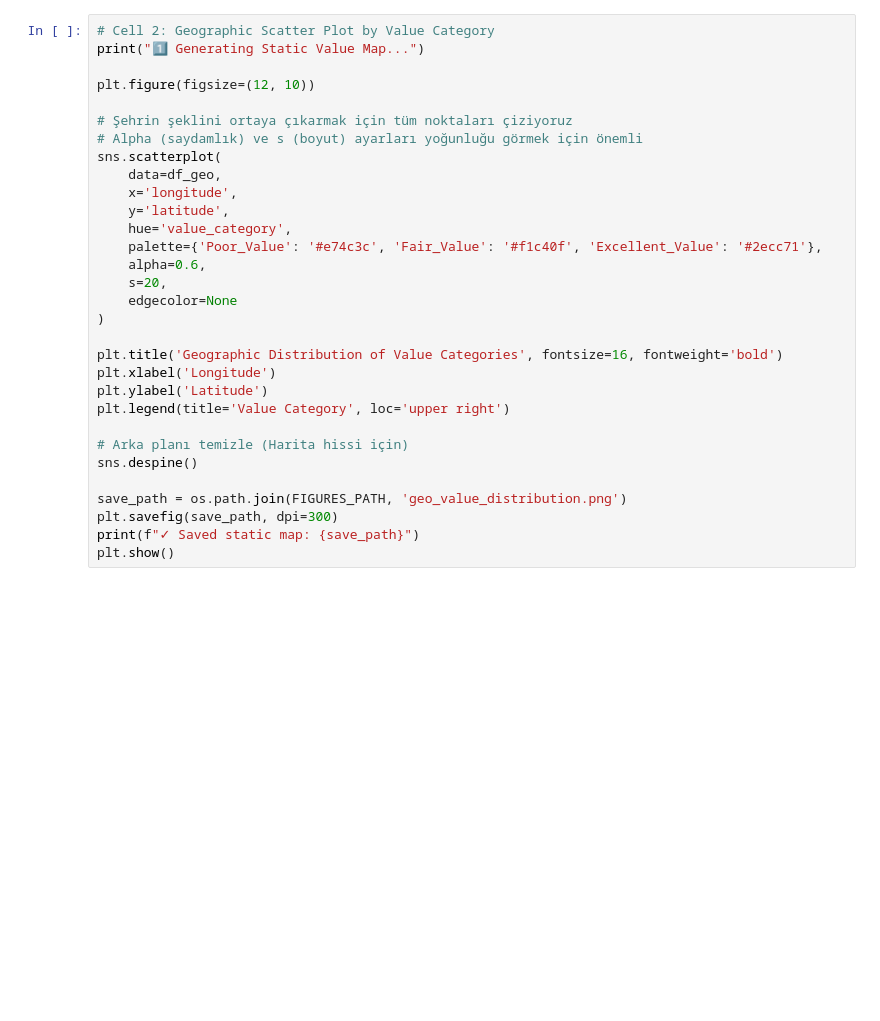
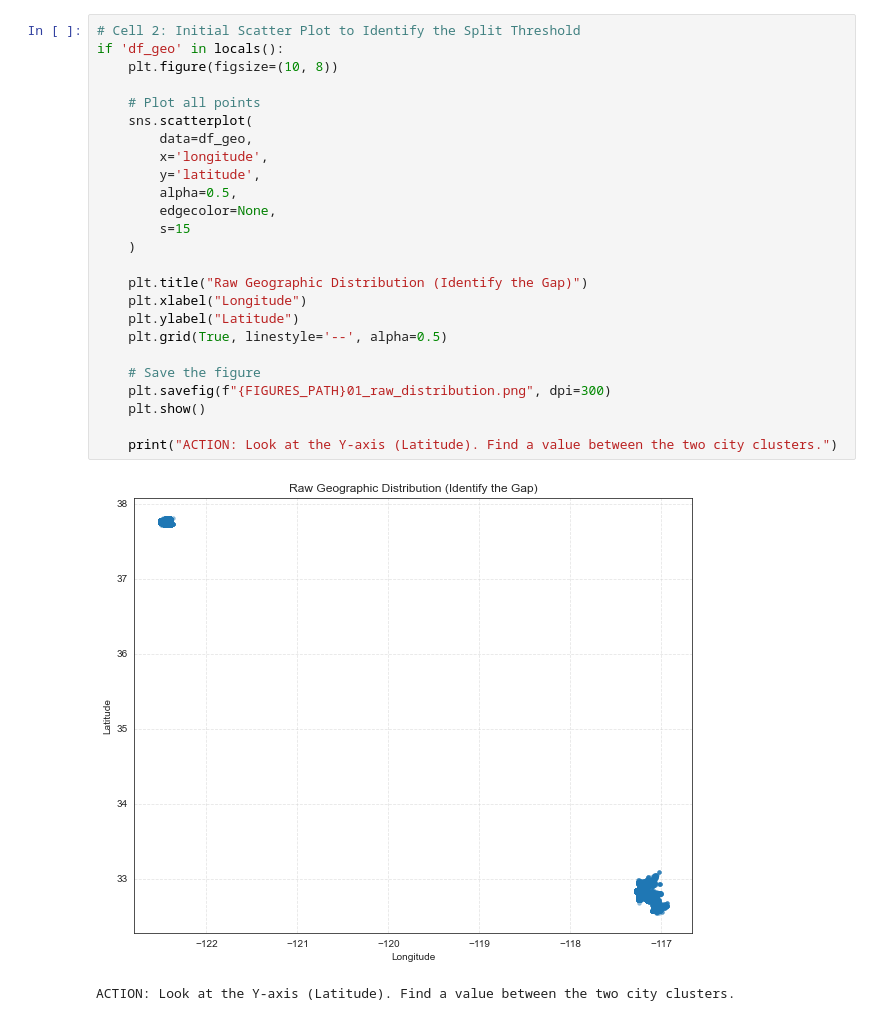
Before and after one commit to MuhammedFatihAsan/ML-Project, a Jupyter notebook: notebooks/week1/member3_T1.16_geographic_analysis.ipynb, the cells around one changed output. Drawn from its saved outputs; the diff is of its cells as text; blank space fills up the shorter version.

```diff
--- a/notebooks/week1/member3_T1.16_geographic_analysis.ipynb
+++ b/notebooks/week1/member3_T1.16_geographic_analysis.ipynb
@@ -37,31 +42,28 @@ else:
-# %%
-# Cell 2: Geographic Scatter Plot by Value Category
-print("1️⃣ Generating Static Value Map...")
-
-plt.figure(figsize=(12, 10))
-
-# Şehrin şeklini ortaya çıkarmak için tüm noktaları çiziyoruz
-# Alpha (saydamlık) ve s (boyut) ayarları yoğunluğu görmek için önemli
-sns.scatterplot(
-    data=df_geo,
-    x='longitude',
-    y='latitude',
-    hue='value_category',
-    palette={'Poor_Value': '#e74c3c', 'Fair_Value': '#f1c40f', 'Excellent_Value': '#2ecc71'},
-    alpha=0.6,
-    s=20,
-    edgecolor=None
-)
-
-plt.title('Geographic Distribution of Value Categories', fontsize=16, fontweight='bold')
-plt.xlabel('Longitude')
-plt.ylabel('Latitude')
-plt.legend(title='Value Category', loc='upper right')
-
-# Arka planı temizle (Harita hissi için)
-sns.despine()
-
-save_path = os.path.join(FIGURES_PATH, 'geo_value_distribution.png')
-plt.savefig(save_path, dpi=300)
-print(f"✓ Saved static map: {save_path}")
-plt.show()
+# %%
+# Cell 2: Initial Scatter Plot to Identify the Split Threshold
+if 'df_geo' in locals():
+    plt.figure(figsize=(10, 8))
+
+    # Plot all points
+    sns.scatterplot(
+        data=df_geo,
+        x='longitude',
+        y='latitude',
+        alpha=0.5,
+        edgecolor=None,
+        s=15
+    )
+
+    plt.title("Raw Geographic Distribution (Identify the Gap)")
+    plt.xlabel("Longitude")
+    plt.ylabel("Latitude")
+    plt.grid(True, linestyle='--', alpha=0.5)
+
+    # Save the figure
+    plt.savefig(f"{FIGURES_PATH}01_raw_distribution.png", dpi=300)
+    plt.show()
+
+    print("ACTION: Look at the Y-axis (Latitude). Find a value between the two city clusters.")
+# %% [output]
+[figure, added]
+ACTION: Look at the Y-axis (Latitude). Find a value between the two city clusters.
```
Also changed, not shown: parts of 6 cells of this notebook, 5 other files.
